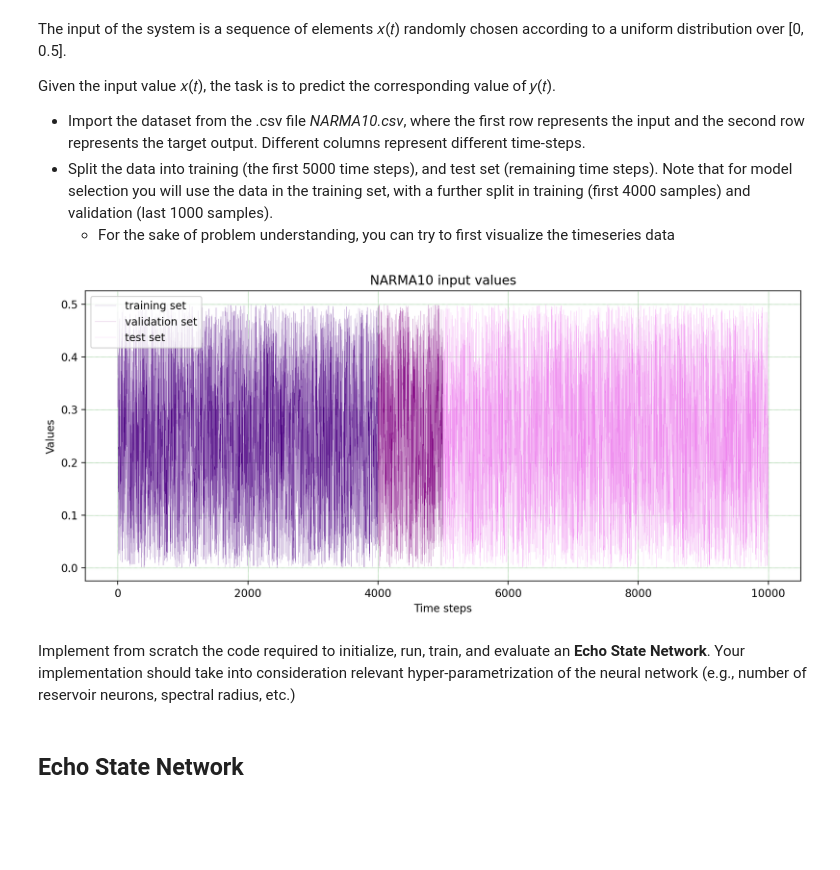
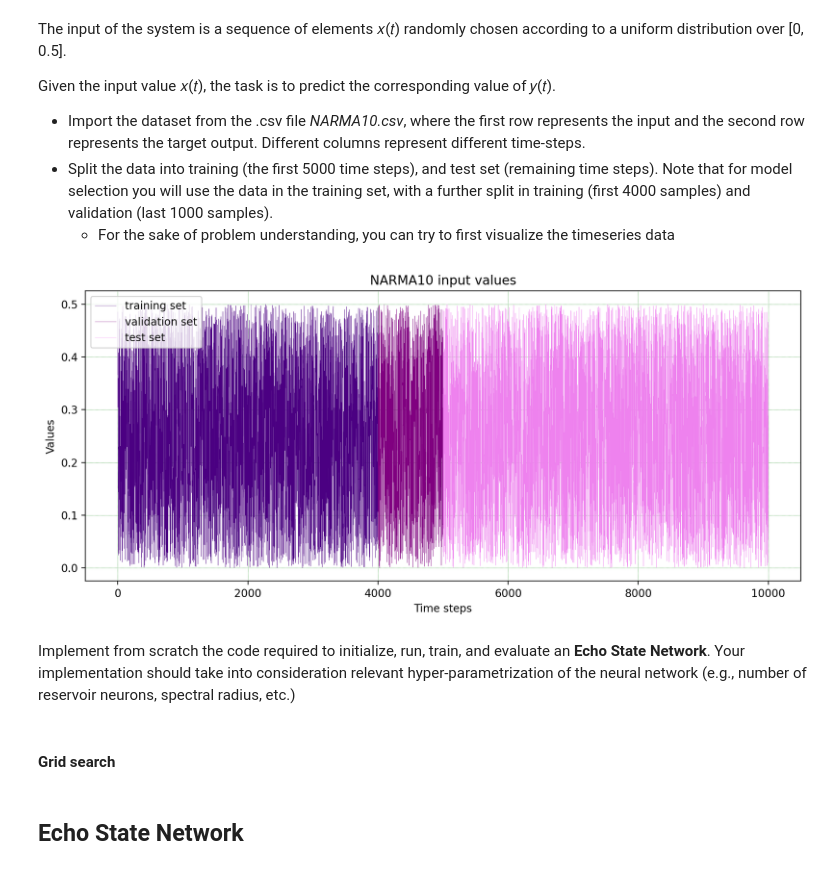
Before and after one commit to francescapoli98/computational-neuroscience, a Jupyter notebook: LAB3_2/assignment 1/ESN_narma10.ipynb, the cells around one changed output. Drawn from its saved outputs; the diff is of its cells as text; code cells hidden in the pictures; blank space fills up the shorter version.

```diff
--- a/LAB3_2/assignment 1/ESN_narma10.ipynb
+++ b/LAB3_2/assignment 1/ESN_narma10.ipynb
@@ -38,24 +42,26 @@ y_val = train_y[4000:]
 # %%
 # plot_ts(x_train,x_val,x_test, "NARMA10 input values")
 
 limit1=int(x_train.shape[0])
 limit2=int(x_train.shape[0]+x_val.shape[0])
 limit3=int(limit2+x_test.shape[0])
 
 plt.figure(figsize=(12,5), dpi=200)
-plt.plot(range(0,limit1), x_train, color="indigo", linewidth=0.1, label="training set")
-plt.plot(range(limit1,limit2), x_val, color="purple", linewidth=0.1, label="validation set")
-plt.plot(range(limit2,limit3), x_test, color="violet", linewidth=0.1, label="test set")
+plt.plot(range(0,limit1), x_train, color="indigo", linewidth=0.2, label="training set")
+plt.plot(range(limit1,limit2), x_val, color="purple", linewidth=0.2, label="validation set")
+plt.plot(range(limit2,limit3), x_test, color="violet", linewidth=0.2, label="test set")
 
 plt.title('NARMA10 input values')
 plt.xlabel("Time steps")
 plt.ylabel("Values")
 plt.legend()
 plt.grid(color = 'green', linestyle = '--', linewidth = 0.2)
 #plt.savefig(str('plots/timeseries.jpeg'), edgecolor='black', dpi=400, transparent=True)
 plt.show()
 # %% [output]
-[figure, old version]
+[figure, new version]
 # %% [markdown]
 Implement from scratch the code required to initialize, run, train, and evaluate an **Echo State Network**. Your implementation should take into
 consideration relevant hyper-parametrization of the neural network (e.g., number of reservoir neurons, spectral radius, etc.)
+# %% [markdown]
+#### Grid search
```
Also changed, not shown: parts of 9 cells of this notebook.
